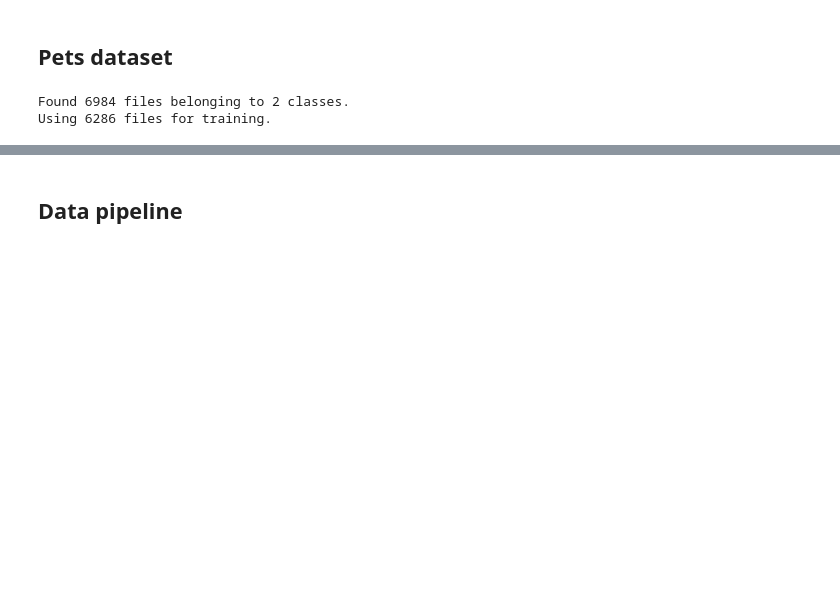
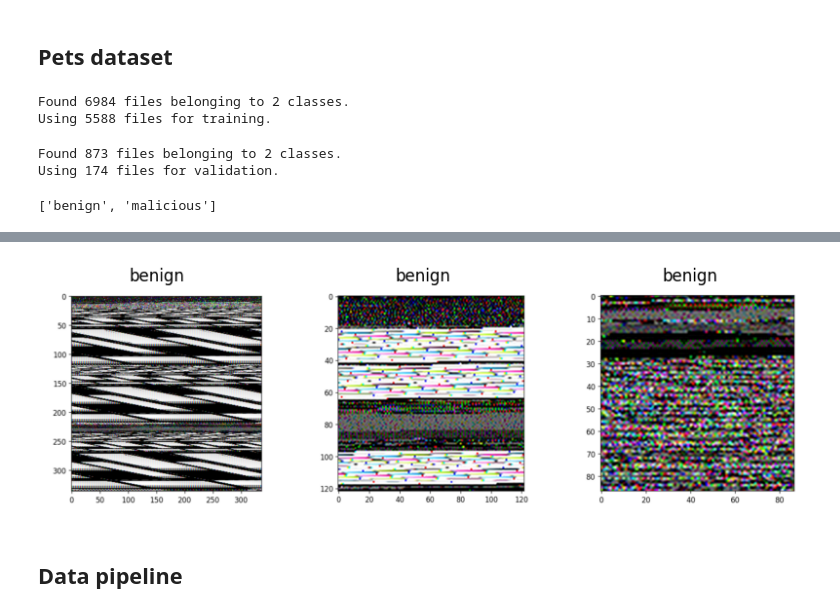
Before and after one commit to burkinabe/data, a Jupyter notebook: Contrastive_Training_Pets.ipynb, the cells around one changed output, grey strips where cells are left out. Cells and saved outputs as stored; diff of their text form; code cells hidden in the pictures; blank space fills up the shorter version.

```diff
--- a/Contrastive_Training_Pets.ipynb
+++ b/Contrastive_Training_Pets.ipynb
@@ -111,25 +81,18 @@ Skipping registering GPU devices...
 # %% [markdown]
 ## Pets dataset
 # %%
-train_data_dir='data/train/'
-batch_size=32
-img_height=510
-img_width=503
+train_data_dir = "data/train"
+batch_size = 32
+img_height = 510
+img_width = 503
-# %%
-train_ds = tf.keras.preprocessing.image_dataset_from_directory(
-    train_data_dir,
-    labels='inferred',
-    label_mode = 'categorical',
-    class_names = ['benign', 'malicious'],
-    color_mode = 'rgb',
-    batch_size = batch_size,
-    image_size = (img_height, img_width),
-    shuffle=True,
-    seed=123,
-    validation_split=0.1,
-    subset="training",
-    interpolation='lanczos3',
-)
-# %% [output]
-Found 6984 files belonging to 2 classes.
-Using 6286 files for training.
+# %%
+train_ds = tf.keras.utils.image_dataset_from_directory(
+  train_data_dir,
+  validation_split=0.2,
+  subset="training",
+  seed=123,
+  image_size=(img_height, img_width),
+  batch_size=batch_size)
+# %% [output]
+Found 6984 files belonging to 2 classes.
+Using 5588 files for training.
@@ -136,10 +101,26 @@ Using 6286 files for training.
+# %%
+val_ds = tf.keras.utils.image_dataset_from_directory(
+  val_data_dir,
+  validation_split=0.2,
+  subset="validation",
+  seed=123,
+  image_size=(img_height, img_width),
+  batch_size=batch_size)
+# %% [output]
+Found 873 files belonging to 2 classes.
+Using 174 files for validation.
+# %%
+class_names = train_ds.class_names
+print(class_names)
+# %% [output]
+['benign', 'malicious']
 # %%
 # Reference: https://keras.io/guides/transfer_learning/
 plt.figure(figsize=(10, 10))
-for i, (image, label) in enumerate(train_ds.take(9)):
-    image = np.array(image)  # Convert image to NumPy array
-    image = np.squeeze(image, axis=0)  # Remove batch size dimension
+for images, labels in train_ds.take(1):
+  for i in range(3):
     ax = plt.subplot(3, 3, i + 1)
-    plt.imshow(image)
-    plt.title(int(label))
-    plt.axis('off')
+    plt.imshow(images[i].numpy().astype("uint8"))
+    plt.title(class_names[labels[i]])
+    plt.axis("off")
+# %% [output]
@@ -146,2 +131,3 @@ for i, (image, label) in enumerate(train_ds.take(9)):
+[figure, added]
 # %% [markdown]
 ## Data pipeline
```
Also changed, not shown: parts of 20 cells of this notebook.
